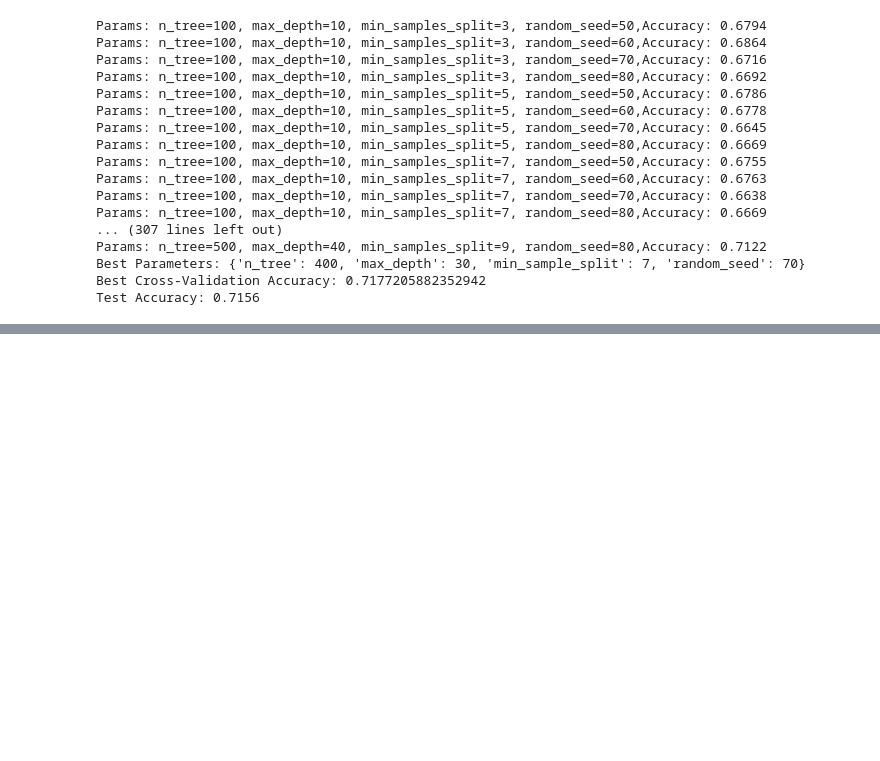
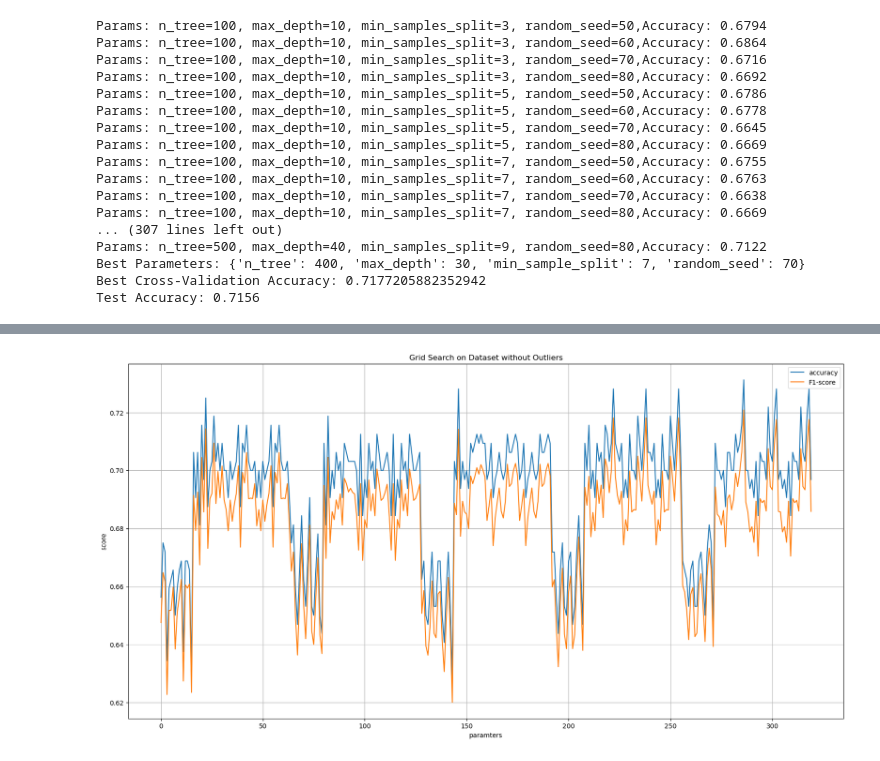
Before and after one commit to Hello-Judy/WashU, a Jupyter notebook: ESE_417/RandomForest.ipynb, the cells around one changed output, grey strips where cells are left out. Drawn from its saved outputs; the diff is of its cells as text; code cells hidden in the pictures; blank space fills up the shorter version.

```diff
--- a/ESE_417/RandomForest.ipynb
+++ b/ESE_417/RandomForest.ipynb
@@ -315,0 +314,13 @@ Best Cross-Validation Accuracy: 0.728125
+# %%
+# plot iterations
+plt.figure(figsize=(20,10))
+plt.plot(range(len(ac_store)),ac_store,label='accuracy')
+plt.plot(range(len(f1_store)),f1_store,label='F1-score')
+plt.grid()
+plt.xlabel('paramters')
+plt.ylabel('score')
+plt.legend()
+plt.title('Grid Search on Dataset without Outliers')
+plt.show()
+# %% [output]
+[figure, added]
```
Also changed, not shown: parts of 10 cells of this notebook.
